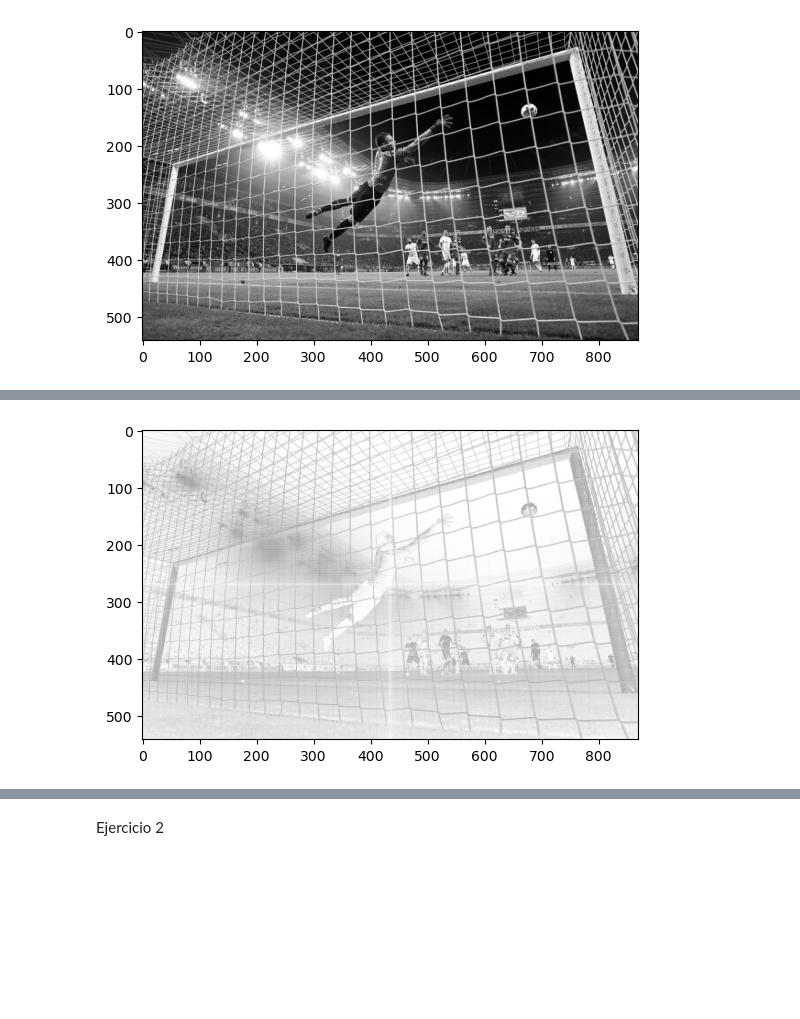
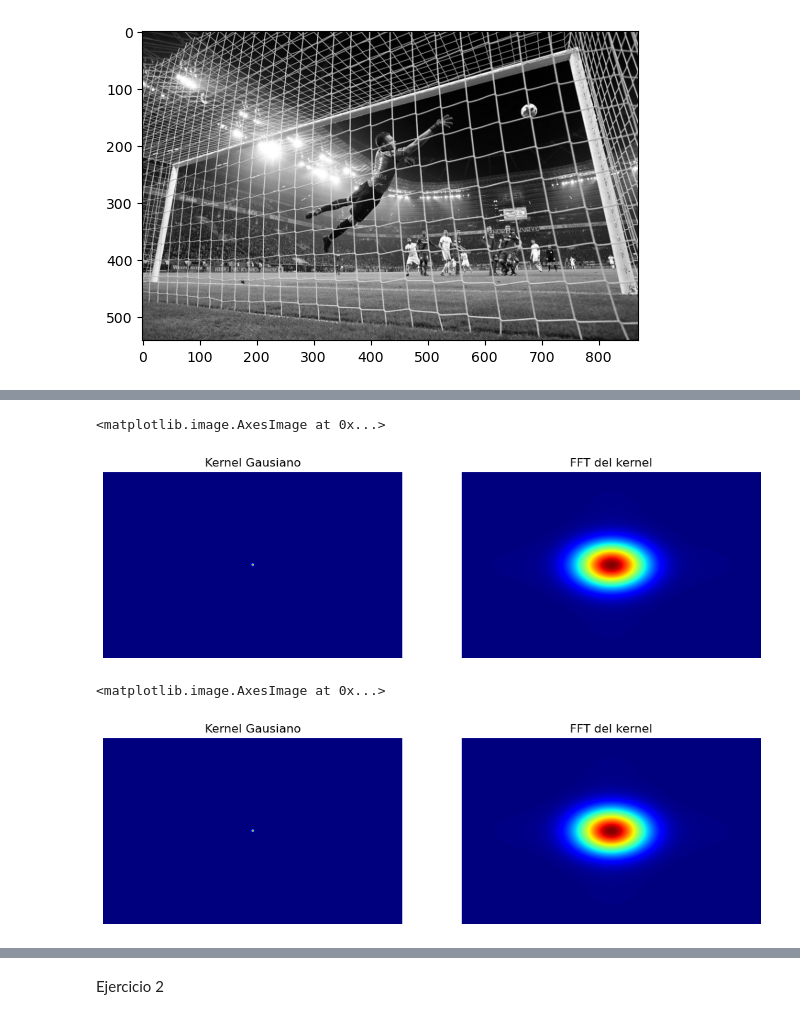
Before and after one commit to brunorais/vision_computadora_I, a Jupyter notebook: Material_TPs/TP2/TP2_Bruno_Rais.ipynb, the cells around one changed output, grey strips where cells are left out. Saved outputs shown, nothing was run; the diff lists cells and outputs as text; code cells hidden in the pictures; blank space fills up the shorter version.

```diff
--- a/Material_TPs/TP2/TP2_Bruno_Rais.ipynb
+++ b/Material_TPs/TP2/TP2_Bruno_Rais.ipynb
@@ -21,8 +21,7 @@ def create_gauss_filter(h, w, k_size, sigma):
     if (h-k_size)%2==1:
         kernelGauss =  np.insert(kernelGauss, 0, np.zeros(kernelGauss.shape[1]), axis = 0)
     gauss_filter_fourier = np.fft.fft2(kernelGauss)
-    gauss_filter_fourier = np.fft.fftshift(gauss_filter_fourier)
-    gauss_filter_fourier = 20*np.log(np.abs(gauss_filter_fourier))
+    #gauss_filter_fourier = np.fft.fftshift(gauss_filter_fourier)
     return kernelGauss, gauss_filter_fourier
 # %%
 img = cv.imread('/Users/brunorais/EspecializacionIA/vision_computadora_I/Material_TPs/TP2/golazo.jpg', cv.IMREAD_GRAYSCALE)
@@ -63,6 +32,32 @@ plt.show()
-# %%
-out = img * create_gauss_filter(img.shape[0],img.shape[1],400,100)[1]
-plt.imshow(out, cmap='gray')
-plt.show()
-# %% [output]
-[figure, removed]
+# %%
+kernel, kernel_tf = create_gauss_filter(img.shape[0],img.shape[1], 400, sigma=2)
+
+plt.figure(figsize=(12,12))
+plt.subplot(1,2,1)
+plt.axis('off')
+plt.title("Kernel Gausiano")
+plt.imshow(kernel, cmap='jet')
+plt.subplot(1,2,2)
+plt.axis('off')
+plt.title("FFT del kernel")
+tf_shifted = np.fft.fftshift(kernel_tf)
+plt.imshow(np.abs(tf_shifted), cmap='jet')
+# %% [output]
+<matplotlib.image.AxesImage at 0x...>
+[figure, added]
+# %%
+kernel, kernel_tf = create_gauss_filter(img.shape[0],img.shape[1], 200, sigma=2)
+
+plt.figure(figsize=(12,12))
+plt.subplot(1,2,1)
+plt.axis('off')
+plt.title("Kernel Gausiano")
+plt.imshow(kernel, cmap='jet')
+plt.subplot(1,2,2)
+plt.axis('off')
+plt.title("FFT del kernel")
+tf_shifted = np.fft.fftshift(kernel_tf)
+plt.imshow(np.abs(tf_shifted), cmap='jet')
+# %% [output]
+<matplotlib.image.AxesImage at 0x...>
+[figure, added]
```
Also changed, not shown: parts of 15 cells of this notebook.
